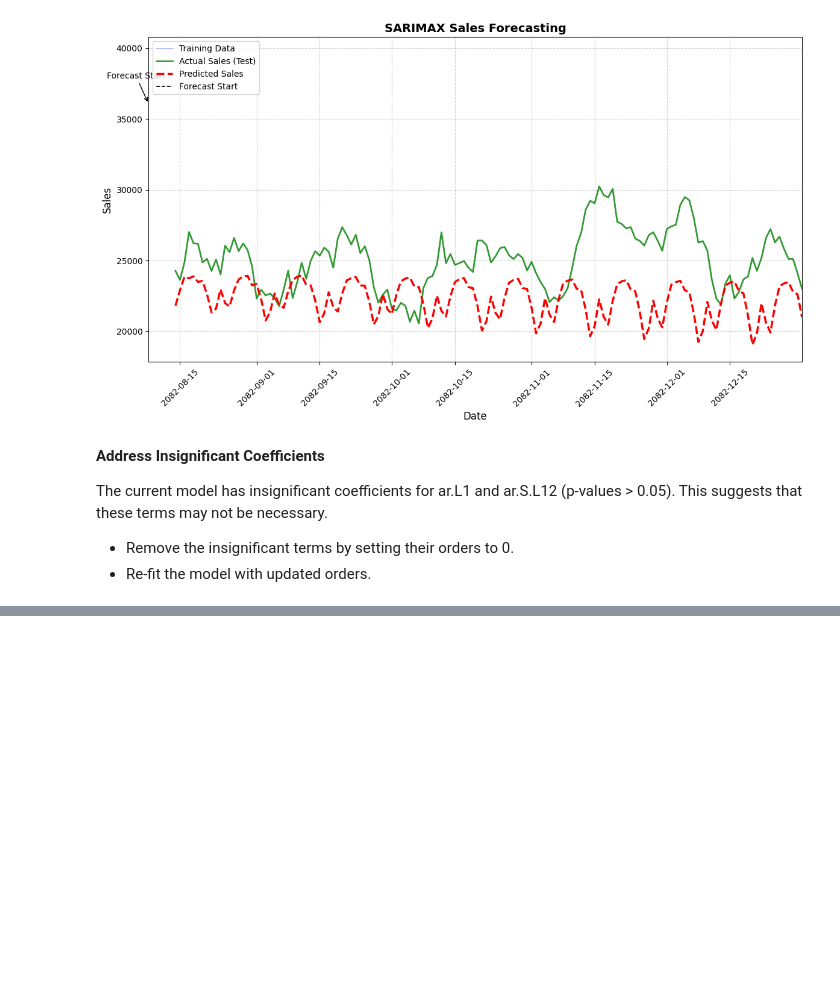
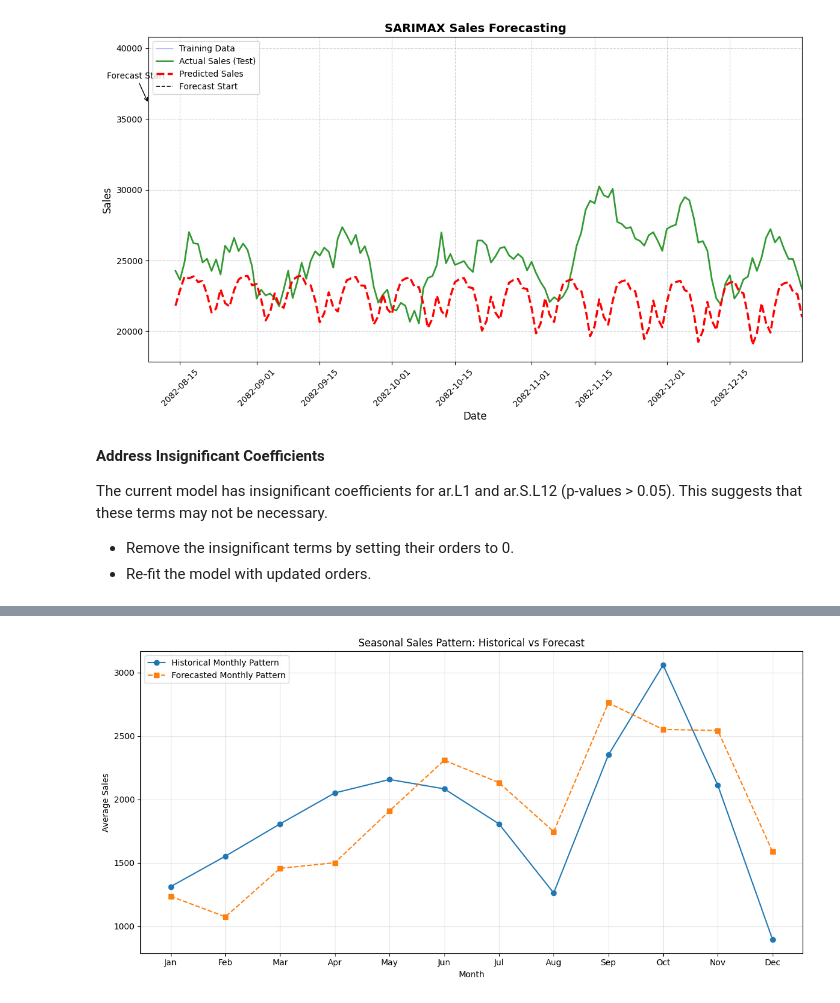
Before and after one commit to prerana30/API_Python, a Jupyter notebook: Sales_Estimate.ipynb, the cells around one changed output, grey strips where cells are left out. Cells and saved outputs as stored; diff of their text form; code cells hidden in the pictures; blank space fills up the shorter version.

```diff
--- a/Sales_Estimate.ipynb
+++ b/Sales_Estimate.ipynb
@@ -400,0 +655,11 @@ The current model has insignificant coefficients for ar.L1 and ar.S.L12 (p-value
+# %%
+print("Training final model with best parameters...")
+train_exog = train[exog_features].fillna(0)
+test_exog = test[exog_features].fillna(0)
+
+final_model = SARIMAX(
+    train[target],
+    exog=train_exog,
+    order=best_order,
+    seasonal_order=best_seasonal_order
+).fit(disp=False)
@@ -400,0 +911,20 @@ The current model has insignificant coefficients for ar.L1 and ar.S.L12 (p-value
+# %%
+# Monthly seasonal pattern visualization
+monthly_sales = df.groupby(df.index.month)[target].mean()
+monthly_forecast = forecast_df.groupby(forecast_df.index.month)['Predicted_Sales'].mean()
+
+plt.figure(figsize=(12, 6))
+monthly_sales.plot(label='Historical Monthly Pattern', marker='o')
+monthly_forecast.plot(label='Forecasted Monthly Pattern', marker='s', linestyle='--')
+plt.title('Seasonal Sales Pattern: Historical vs Forecast')
+plt.xlabel('Month')
+plt.ylabel('Average Sales')
+plt.xticks(range(1, 13), ['Jan', 'Feb', 'Mar', 'Apr', 'May', 'Jun',
+                          'Jul', 'Aug', 'Sep', 'Oct', 'Nov', 'Dec'])
+plt.legend()
+plt.grid(True, alpha=0.3)
+plt.tight_layout()
+plt.savefig('seasonal_patterns_comparison.png')
+plt.show()
+# %% [output]
+[figure, added]
```
Also changed, not shown: parts of 26 cells of this notebook.
